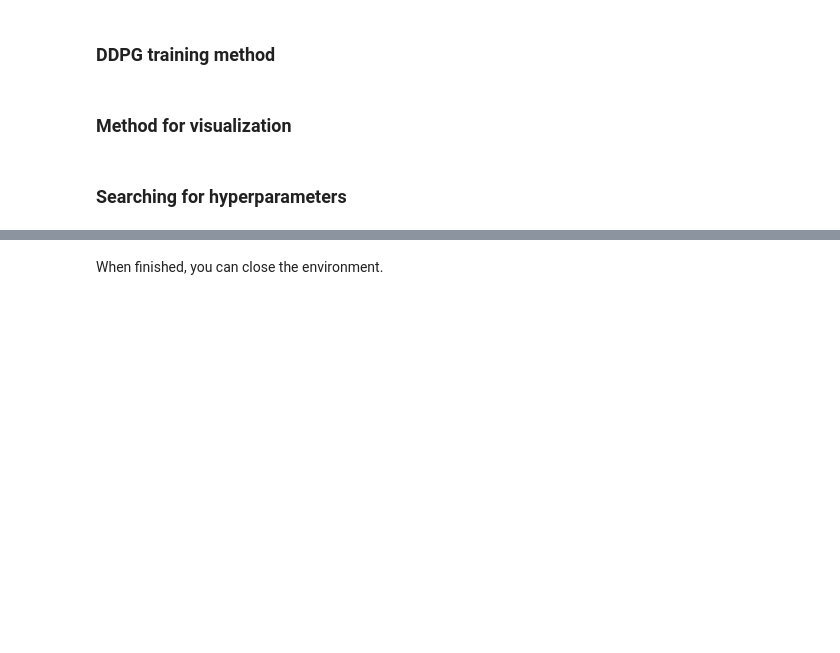
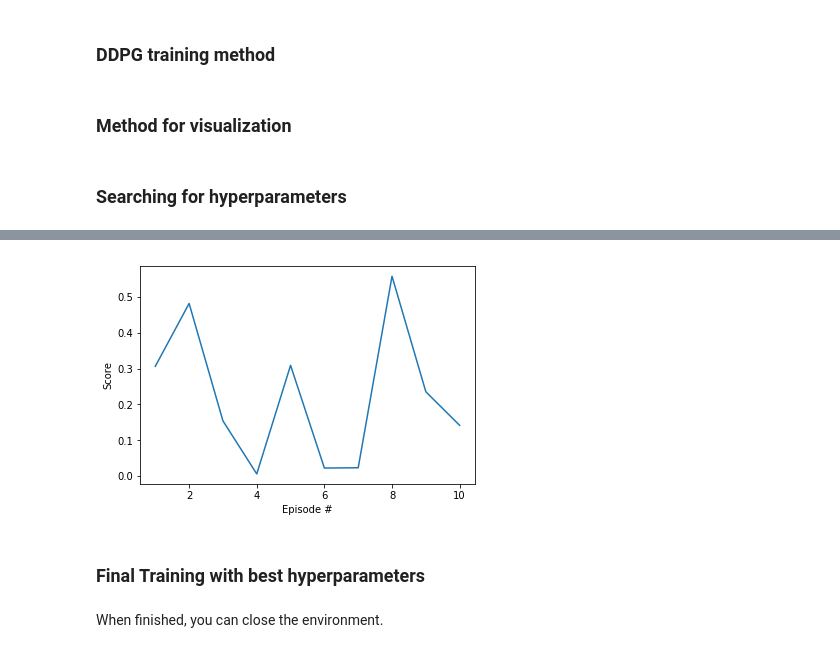
Before and after one commit to shamimtowhid/continuous_control_with_deep_RL, a Jupyter notebook: Continuous_Control.ipynb, the cells around one changed output, grey strips where cells are left out. Drawn from its saved outputs; the diff is of its cells as text; code cells hidden in the pictures; blank space fills up the shorter version.

Commit message:
found best hyperparameters with random search technique

```diff
--- a/Continuous_Control.ipynb
+++ b/Continuous_Control.ipynb
@@ -168,7 +172,7 @@ BATCH_SIZE = 128        # minibatch size
 GAMMA = 0.99            # discount factor
 MU = 0.                 # Ornstein-Uhlenbeck noise parameter
 THETA = 0.15            # Ornstein-Uhlenbeck noise parameter
-SIGMA = 0.2             # Ornstein-Uhlenbeck noise parameter
+SIGMA = 0.1             # Ornstein-Uhlenbeck noise parameter
 
 #Default settings
 TAU = 1e-3              # for soft update of target parameters
@@ -259,3 +263,22 @@ def plot_training(scores):
     plt.show()
 # %% [markdown]
 ### Searching for hyperparameters
+# %%
+h_obj = SampleHyperparameter()
+# 'tau': 0.001, 'lr_actor': 0.001, 'lr_critic': 0.0001, 'wd': 0.1, 'actor_fc1': 512, 'actor_fc2': 256, 'critic_fc1': 512,
+# 'critic_fc2': 256, 'bn_mode': 2, 'ou_noise': True
+avg_score = []
+h_params = []
+for _ in range(10):
+    ret = h_obj.get_random_sample()
+    h_params.append(ret)
+    scores = ddpg(n_episodes=50, max_t=500,
+              actor_fc1_units=ret['actor_fc1'], actor_fc2_units=ret['actor_fc2'],
+              critic_fcs1_units=ret['critic_fc1'], critic_fc2_units=ret['critic_fc2'], bn_mode=ret['bn_mode'],
+              gamma=GAMMA, tau=ret['tau'], lr_actor=ret['lr_actor'], lr_critic=ret['lr_critic'], weight_decay=ret['wd'],
+              add_ounoise=ret['ou_noise'], mu=MU, theta=THETA, sigma=SIGMA)
+    avg_score.append(sum(scores)/len(scores))
+
+print('best score: ',max(avg_score))
+idx = avg_score.index(max(avg_score))
+print('best h_params: ', h_params[idx])
@@ -262,3 +307,9 @@ def plot_training(scores):
+# %%
+plot_training(avg_score)
+# %% [output]
+[figure, added]
+# %% [markdown]
+### Final Training with best hyperparameters
 # %% [markdown]
 When finished, you can close the environment.
 # %%
```
Also changed, not shown: parts of 4 cells of this notebook.
